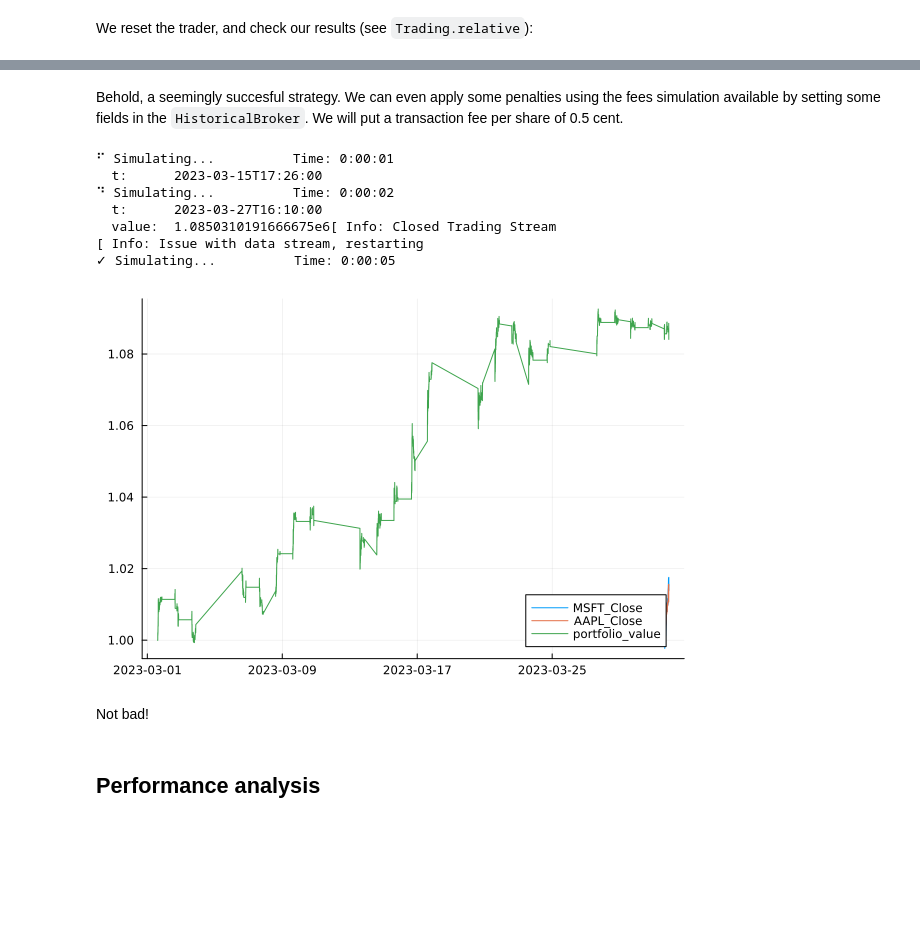
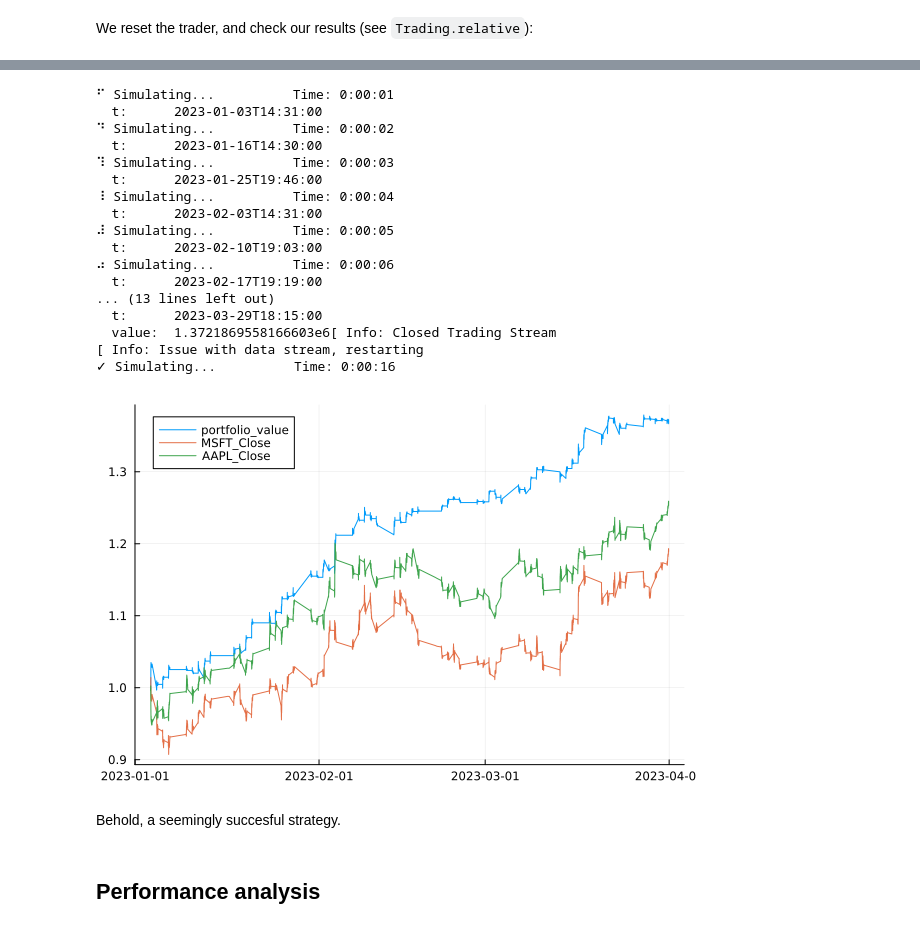
Before and after one commit to louisponet/Trading.jl, a Jupyter notebook: dev/strategies/cointegration.ipynb, the cells around one changed output, grey strips where cells are left out. Drawn from its saved outputs; the diff is of its cells as text; code cells hidden in the pictures; blank space fills up the shorter version.

```diff
--- a/dev/strategies/cointegration.ipynb
+++ b/dev/strategies/cointegration.ipynb
@@ -311,28 +305,33 @@ plot([ta[:MSFT_Close] ta[:AAPL_Close] ta[:portfolio_value]])
-# %% [markdown]
-Behold, a seemingly succesful strategy. We can even apply some penalties using the fees simulation
-available by setting some fields in the `HistoricalBroker`. We will put a transaction fee per share of 0.5 cent.
-# %%
-trader.broker.variable_transaction_fee = 0.0
-trader.broker.fee_per_share = 0.005
-trader.broker.fixed_transaction_fee = 0.0
-
-reset!(trader)
-start(trader)
-
-ta = Trading.relative(only_trading(TimeArray(trader)))
-
-plot([ta[:MSFT_Close] ta[:AAPL_Close] ta[:portfolio_value]])
-# %% [output]
-⠋ Simulating...          Time: 0:00:01
-  t:      2023-03-15T17:26:00
-⠙ Simulating...          Time: 0:00:02
-  t:      2023-03-27T16:10:00
-  value:  1.0850310191666675e6[ Info: Closed Trading Stream
-[ Info: Issue with data stream, restarting
-✓ Simulating...          Time: 0:00:05
-[figure, removed]
-# %% [markdown]
-Not bad!
+# %%
+reset!(trader)
+start(trader)
+
+ta = Trading.relative(only_trading(TimeArray(trader)))
+to_plot = merge(ta[:portfolio_value], Trading.relative(rename(bars(broker, "MSFT", sim_start, sim_stop, timeframe=Minute(1))[:c], :MSFT_Close)),
+                    Trading.relative(rename(bars(broker, "AAPL", sim_start, sim_stop, timeframe=Minute(1))[:c], :AAPL_Close)))
+
+plot(to_plot)
+# %% [output]
+⠋ Simulating...          Time: 0:00:01
+  t:      2023-01-03T14:31:00
+⠙ Simulating...          Time: 0:00:02
+  t:      2023-01-16T14:30:00
+⠹ Simulating...          Time: 0:00:03
+  t:      2023-01-25T19:46:00
+⠸ Simulating...          Time: 0:00:04
+  t:      2023-02-03T14:31:00
+⠼ Simulating...          Time: 0:00:05
+  t:      2023-02-10T19:03:00
+⠴ Simulating...          Time: 0:00:06
+  t:      2023-02-17T19:19:00
+... (13 lines left out)
+  t:      2023-03-29T18:15:00
+  value:  1.3721869558166603e6[ Info: Closed Trading Stream
+[ Info: Issue with data stream, restarting
+✓ Simulating...          Time: 0:00:16
+[figure, added]
+# %% [markdown]
+Behold, a seemingly succesful strategy.
 # %% [markdown]
 ## Performance analysis
 # %% [markdown]
```
Also changed, not shown: parts of 5 cells of this notebook, 18 other files.
